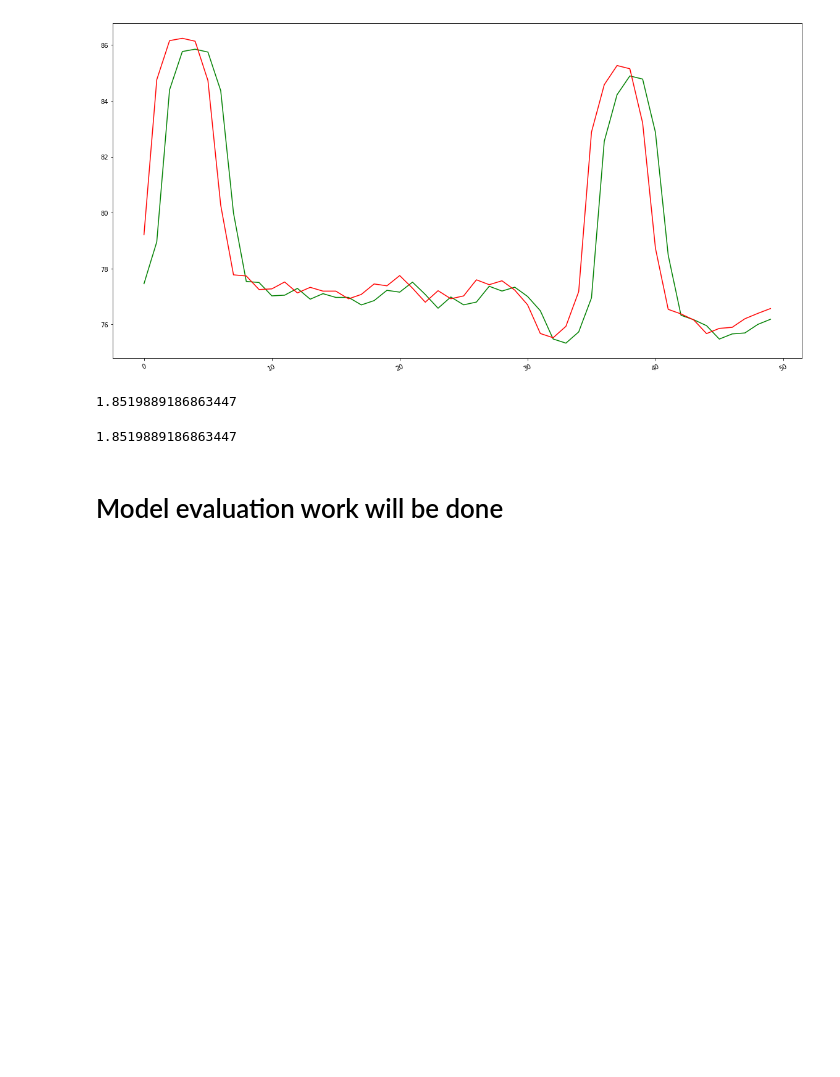
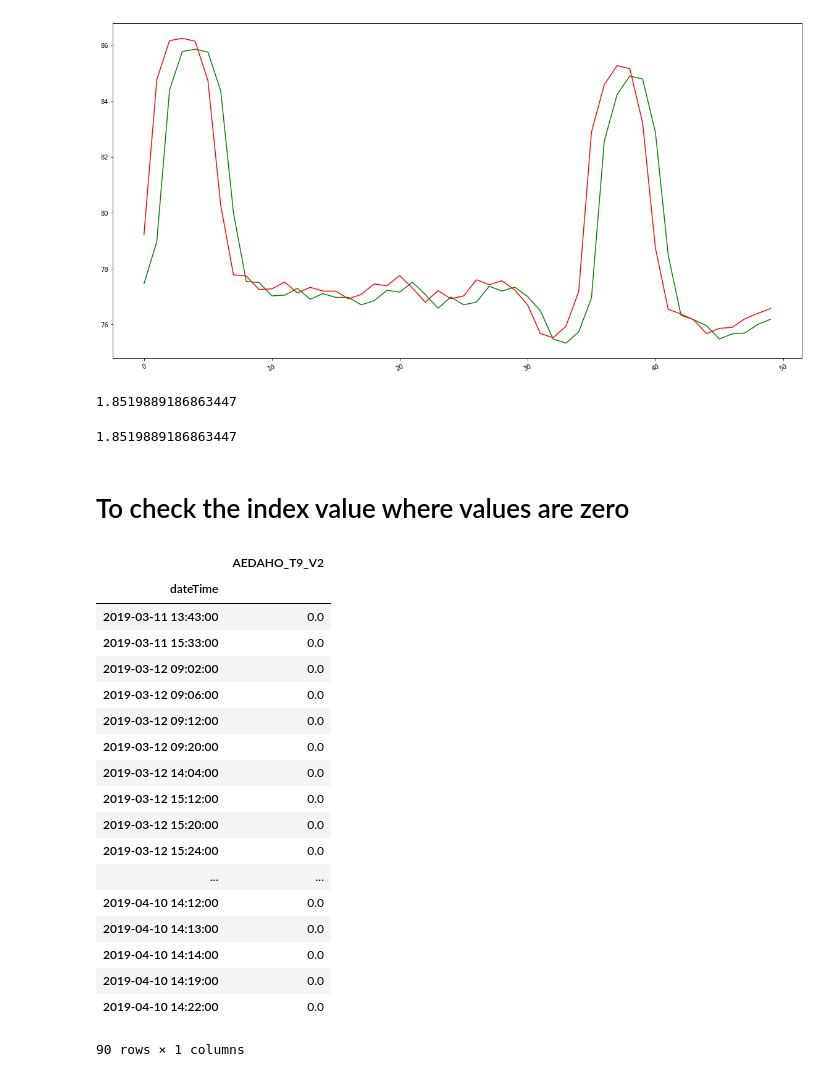
Before and after one commit to atifkarim/Time-Series-Forecasting-Using-Machine-Learning-Algorithm, a Jupyter notebook: VANILLA_LSTM_Univariate.ipynb, the cells around one changed output. Cells and saved outputs as stored; diff of their text form; code cells hidden in the pictures; blank space fills up the shorter version.

Commit message:
added code to pront the index which corresponding values are zero

```diff
--- a/VANILLA_LSTM_Univariate.ipynb
+++ b/VANILLA_LSTM_Univariate.ipynb
@@ -312,5 +312,27 @@ rmse_test=rmse(test_op_vanilla,y_pred)
 print(rmse_test)
 # %% [output]
 1.8519889186863447
-# %% [markdown]
-# Model evaluation work will be done
+# %% [markdown]
+# To check the index value where values are zero
+# %%
+univariate_data.loc[univariate_data['AEDAHO_T9_V2']==0]
+# %% [output]
+|  | AEDAHO_T9_V2 |
+| dateTime |  |
+| 2019-03-11 13:43:00 | 0.0 |
+| 2019-03-11 15:33:00 | 0.0 |
+| 2019-03-12 09:02:00 | 0.0 |
+| 2019-03-12 09:06:00 | 0.0 |
+| 2019-03-12 09:12:00 | 0.0 |
+| 2019-03-12 09:20:00 | 0.0 |
+| 2019-03-12 14:04:00 | 0.0 |
+| 2019-03-12 15:12:00 | 0.0 |
+| 2019-03-12 15:20:00 | 0.0 |
+| 2019-03-12 15:24:00 | 0.0 |
+| ... | ... |
+| 2019-04-10 14:12:00 | 0.0 |
+| 2019-04-10 14:13:00 | 0.0 |
+| 2019-04-10 14:14:00 | 0.0 |
+| 2019-04-10 14:19:00 | 0.0 |
+| 2019-04-10 14:22:00 | 0.0 |
+90 rows × 1 columns
```
Also changed, not shown: parts of 1 cell of this notebook.
